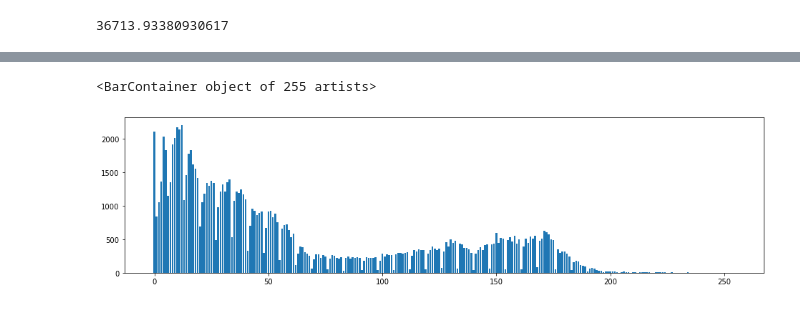
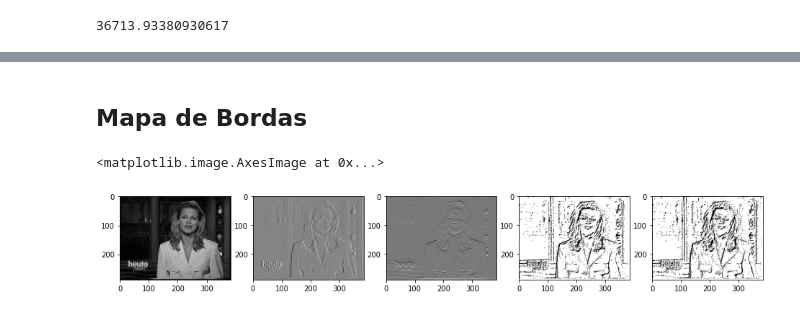
Before and after one commit to andreigor/SimpleVideoShotBoundaryDetection, a Jupyter notebook: src/exp_table.ipynb, the cells around one changed output, grey strips where cells are left out. Drawn from its saved outputs; the diff is of its cells as text; code cells hidden in the pictures.

```diff
--- a/src/exp_table.ipynb
+++ b/src/exp_table.ipynb
@@ -230,6 +193,2 @@ reference[1].shape
-# %%
-fig, ax = plt.subplots(figsize = (16,4))
-ax.bar(reference[1][:-1], reference[0])
-# %% [output]
-<BarContainer object of 255 artists>
-[figure, removed]
+# %% [markdown]
+## Mapa de Bordas
@@ -235,0 +197,33 @@ ax.bar(reference[1][:-1], reference[0])
+# %%
+gx = np.asarray([[-1, 0, 1],
+                [-2, 0, 2],
+                [-1, 0, 1]])
+gy = np.array([[-1, -2, -1], [0, 0, 0], [1, 2, 1]])
+img = np_video[2]
+imgx_convolved = signal.convolve2d(img, gx)
+imgy_convolved = signal.convolve2d(img, gy)
+sobel_combined = imgy_convolved + imgx_convolved
+# %%
+imgx_convolved = 255.0 * (imgx_convolved - np.min(imgx_convolved))/(np.max(imgx_convolved) - np.min(imgx_convolved))
+imgy_convolved = 255.0 * (imgy_convolved - np.min(imgy_convolved))/(np.max(imgy_convolved) - np.min(imgy_convolved))
+
+grad_mag       = np.sqrt(np.square(imgx_convolved) + np.square(imgy_convolved))
+grad_mag       = 255.0 * (grad_mag - np.min(grad_mag))/(np.max(grad_mag) - np.min(grad_mag))
+
+sobel_combined = 255.0 * (sobel_combined - np.min(sobel_combined))/(np.max(sobel_combined) - np.min(sobel_combined))
+
+
+
+
+grad_mag       = np.where(grad_mag > 127, 255.0, 0)
+sobel_combined = np.where(sobel_combined > 127, 255.0, 0)
+# %%
+fig, ax = plt.subplots(figsize = (16,8), nrows = 1, ncols = 5)
+ax[0].imshow(img, cmap = 'gray')
+ax[1].imshow(imgx_convolved, cmap = 'gray')
+ax[2].imshow(imgy_convolved, cmap = 'gray')
+ax[3].imshow(sobel_combined, cmap = 'gray')
+ax[4].imshow((grad_mag), cmap = 'gray')
+# %% [output]
+<matplotlib.image.AxesImage at 0x...>
+[figure, added]
```
Also changed, not shown: parts of 26 cells of this notebook, 3 other files.
